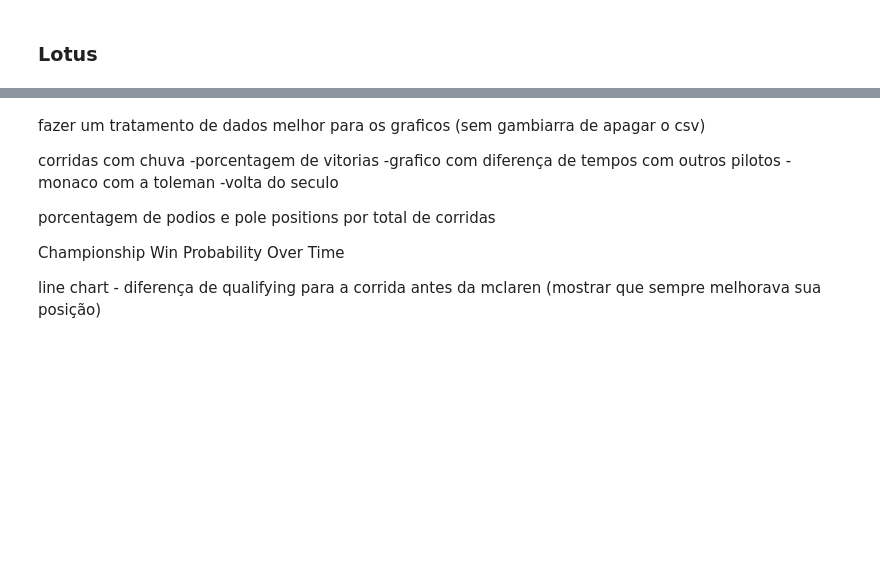
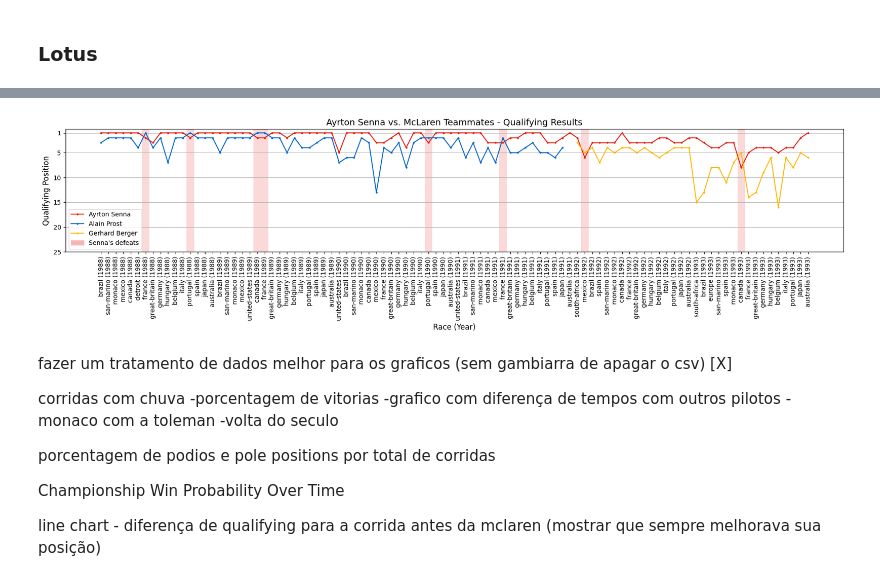
Before and after one commit to thiagodalladea/ayrton-senna-dv, a Jupyter notebook: nb.ipynb, the cells around one changed output, grey strips where cells are left out. Cells and saved outputs as stored; diff of their text form; code cells hidden in the pictures; blank space fills up the shorter version.

```diff
--- a/nb.ipynb
+++ b/nb.ipynb
@@ -153,5 +252,34 @@ plt.show()
+# %%
+plt.figure(figsize=(18,5))
+
+plt.plot(senna_data_1988_1993['year_race'], senna_data_1988_1993['position'], marker='o', linestyle='-', color='#e91c0d', markersize=2, label='Ayrton Senna')
+plt.plot(prost_data_1988_1991['year_race'], prost_data_1988_1991['position'], marker='o', linestyle='-', color='#0066CC', markersize=2, label='Alain Prost')
+plt.plot(berger_data_1992_1993['year_race'], berger_data_1992_1993['position'], marker='o', linestyle='-', color='#ffb700', markersize=2, label='Gerhard Berger')
+
+plt.title('Ayrton Senna vs. McLaren Teammates - Qualifying Results', fontsize=14)
+plt.xlabel('Race (Year)', fontsize=12)
+plt.ylabel('Qualifying Position', fontsize=12)
+plt.xticks(rotation=90, fontsize=10)
+plt.yticks([1, 5, 10, 15, 20, 25], fontsize=10)
+plt.gca().invert_yaxis()
+
+plt.grid(axis='y')
+
+for lose in loses_mclaren:
+    plt.axvspan(lose-0.5, lose+0.5, facecolor='#f8b4b4', alpha=0.5)
+
+legend_elements = [
+    Patch(facecolor='#f8b4b4', edgecolor='#f8b4b4', label="Senna's defeats"),
+]
+
+legend = plt.legend(handles=plt.gca().get_legend_handles_labels()[0] + legend_elements, loc='lower left')
+
+plt.tight_layout()
+plt.show()
+# %% [output]
+[figure, added]
 # %% [markdown]
-fazer um tratamento de dados melhor para os graficos (sem gambiarra de apagar o csv)
+fazer um tratamento de dados melhor para os graficos (sem gambiarra de apagar o csv) [X]
 
 
 corridas com chuva
```
Also changed, not shown: parts of 10 cells of this notebook.
